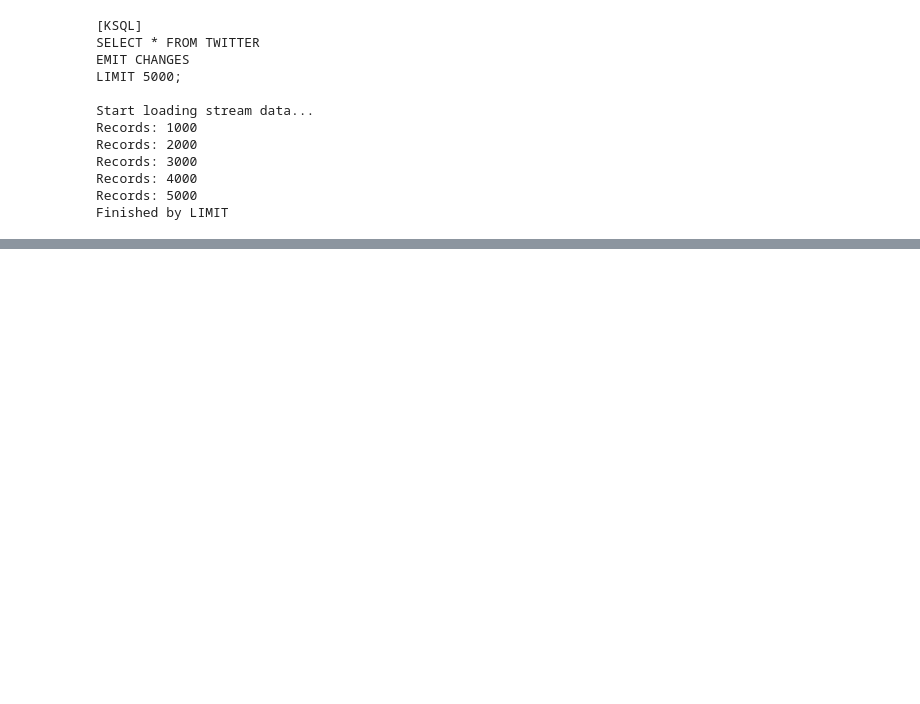
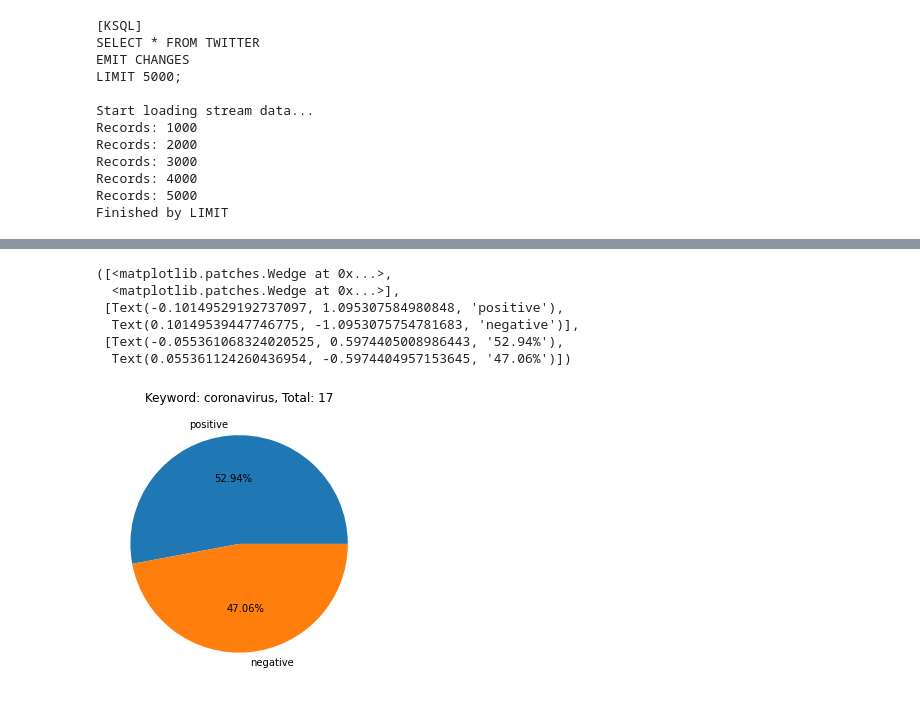
Before and after one commit to longnym/TLB_2019, a Jupyter notebook: twitter_sentiment.ipynb, the cells around one changed output, grey strips where cells are left out. Saved outputs shown, nothing was run; the diff lists cells and outputs as text; code cells hidden in the pictures; blank space fills up the shorter version.

```diff
--- a/twitter_sentiment.ipynb
+++ b/twitter_sentiment.ipynb
@@ -208,0 +209,16 @@ plt.show
+# %%
+# 입력한 키워드에 따른 감정 비율 Pie-Chart로 출력
+keyword = 'coronavirus'
+df_filter = df[df['TEXT'].str.lower().str.contains(keyword.lower())]['SENTIMENT']
+
+plt.figure(figsize=(5,5))
+plt.title('Keyword: ' + keyword + ', Total: ' + str(df_filter.count()))
+plt.pie(df_filter.value_counts(), labels=['positive', 'negative'], autopct='%.2f%%')
+# %% [output]
+([<matplotlib.patches.Wedge at 0x...>,
+  <matplotlib.patches.Wedge at 0x...>],
+ [Text(-0.10149529192737097, 1.095307584980848, 'positive'),
+  Text(0.10149539447746775, -1.0953075754781683, 'negative')],
+ [Text(-0.055361068324020525, 0.5974405008986443, '52.94%'),
+  Text(0.055361124260436954, -0.5974404957153645, '47.06%')])
+[figure, added]
```
Also changed, not shown: parts of 5 cells of this notebook, 1 other file.
